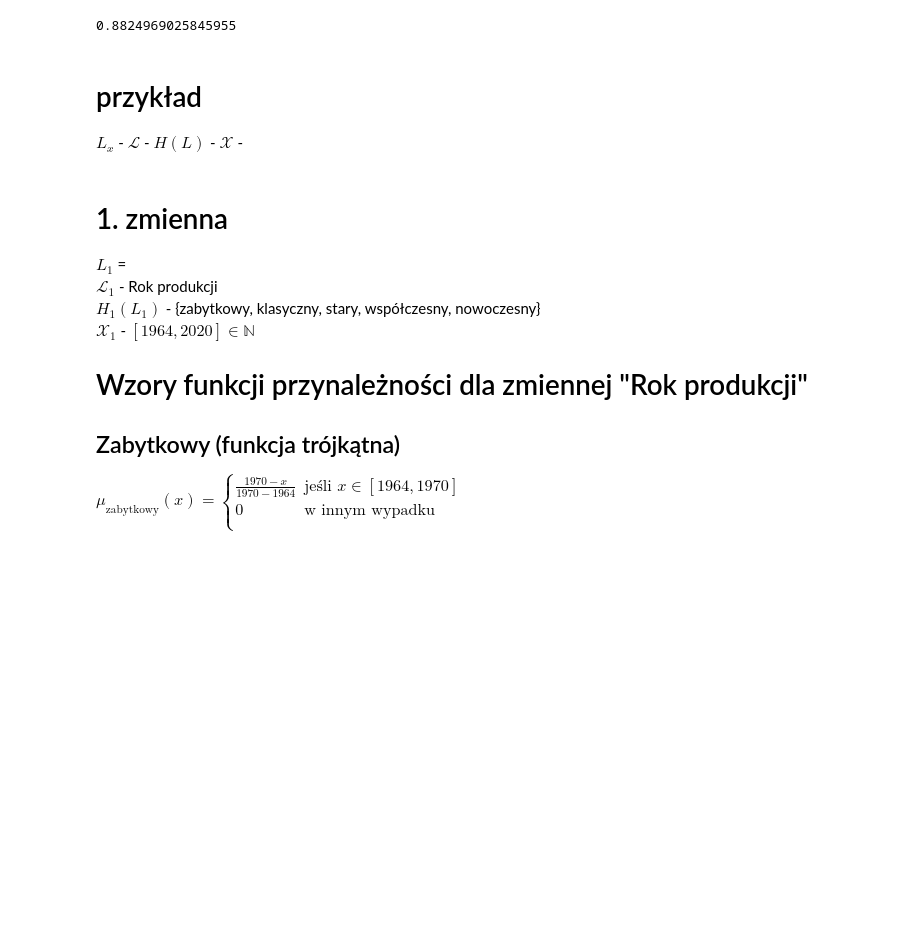
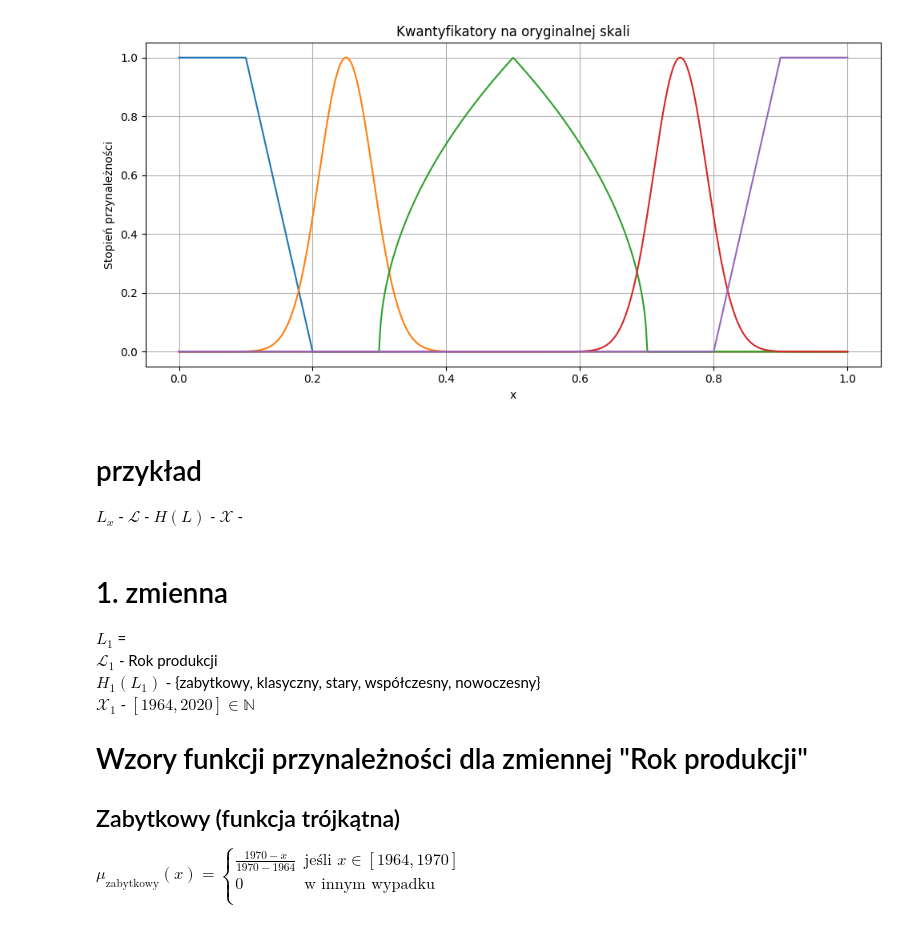
Before and after one commit to venomiakk/computer-systems-of-recognition, a Jupyter notebook: linguistic-summarization/data/linguistic_variables.ipynb, the cells around one changed output. Drawn from its saved outputs; the diff is of its cells as text; code cells hidden in the pictures; blank space fills up the shorter version.

```diff
--- a/linguistic-summarization/data/linguistic_variables.ipynb
+++ b/linguistic-summarization/data/linguistic_variables.ipynb
@@ -32,9 +32,30 @@ def triangular(x, a, b, c):
 def gaussian(x, c, sigma):
     return np.exp(-((x - c) ** 2) / (2 * (sigma ** 2)))
 # %%
-print(gaussian(185, 200, 30))
+x = np.linspace(0, 1, 1000, endpoint=True)
+
+# Kwantyfikatory na oryginalnej skali
+niewiele = trapezoidal(x, -0.01, 0, 0.1, 0.2)
+mniejszosc = gaussian(x, 0.25, 0.04)
+około_polowy = triangular(x, 0.3,0.5,0.7)
+około_polowy = około_polowy ** 0.5
+wiekszosc = gaussian(x, 0.75,0.04)
+prawie_wszystkie = trapezoidal(x, 0.8, 0.9, 1, 1.01)
+
+plt.figure(figsize=(10, 5))
+plt.plot(x, niewiele, label='Niewiele')
+plt.plot(x, mniejszosc, label='Mniejszość')
+plt.plot(x, około_polowy, label='Około połowy')
+plt.plot(x, wiekszosc, label='Większość')
+plt.plot(x, prawie_wszystkie, label='Prawie wszystkie')
+plt.title('Kwantyfikatory na oryginalnej skali')
+plt.xlabel('x')
+plt.ylabel('Stopień przynależności')
+plt.grid()
+plt.tight_layout()
+plt.show()
 # %% [output]
-0.8824969025845955
+[figure, added]
 # %% [markdown]
 # przykład
 
```
Also changed, not shown: 20 other files.
